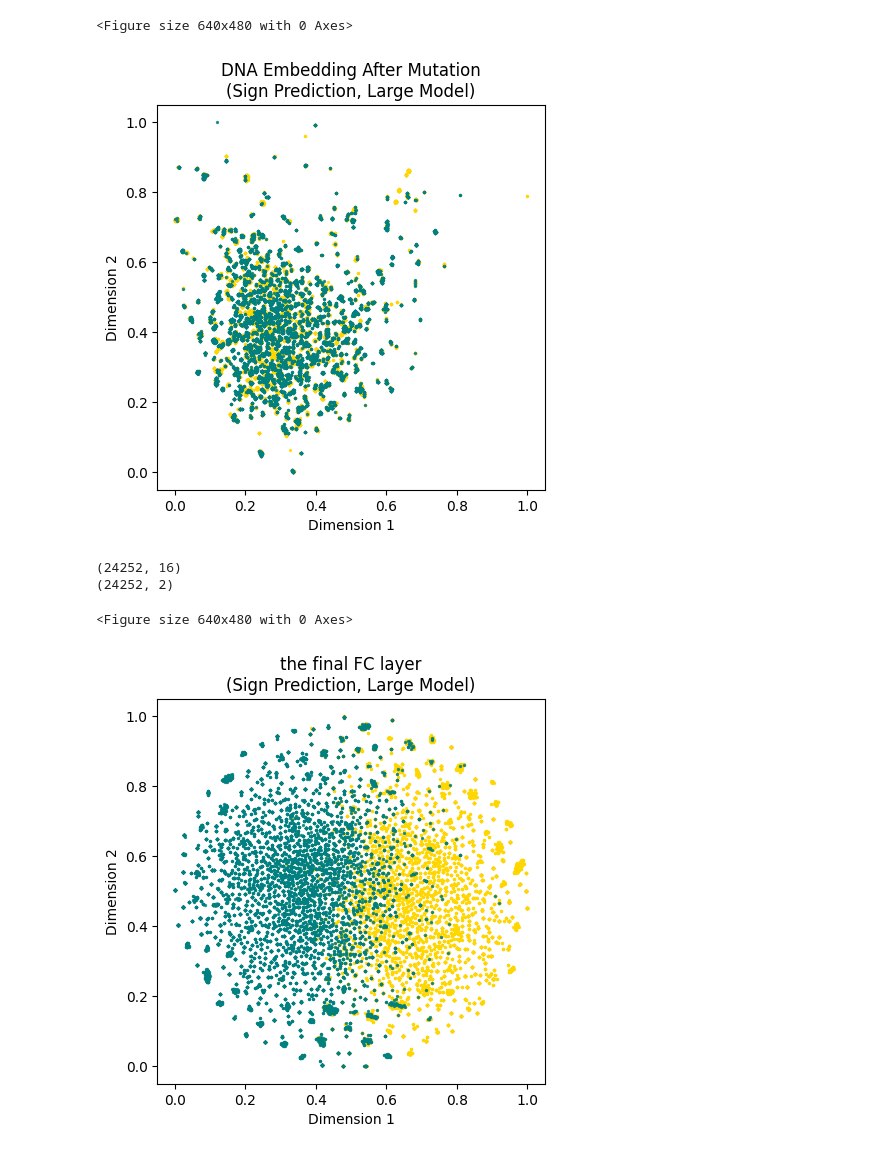
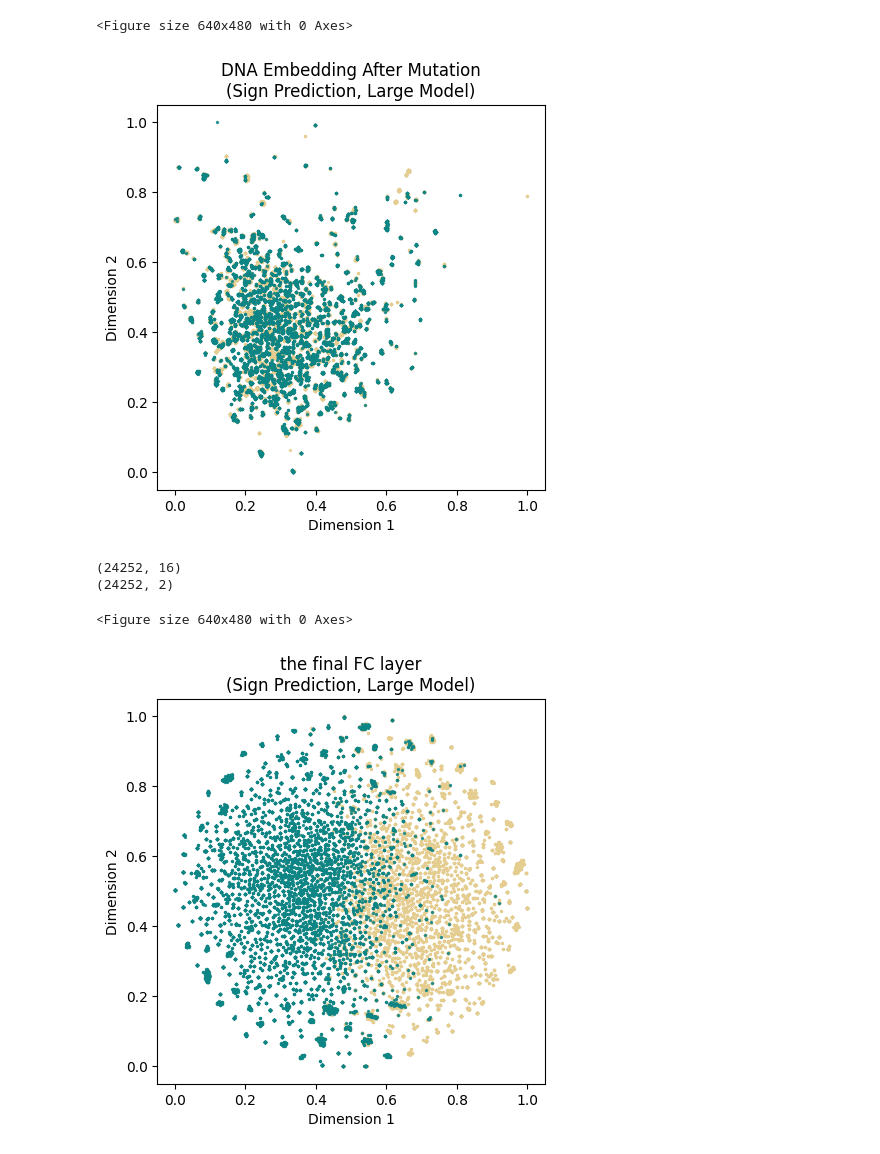
Before and after one commit to Liuzhe30/Methven, a Jupyter notebook: experiment/03-representation-visualization(sign-prediction).ipynb, the cells around one changed output. Saved outputs shown, nothing was run; the diff lists cells and outputs as text; code cells hidden in the pictures.

Commit message:
update colormap of representation

```diff
--- a/experiment/03-representation-visualization(sign-prediction).ipynb
+++ b/experiment/03-representation-visualization(sign-prediction).ipynb
@@ -86,7 +86,7 @@ result = (result - x_min) / (x_max - x_min)
 (15899, 2)
 <Figure size 640x480 with 0 Axes>
 # %%
-color = ["#008080","#FFD700"]
+color = ["#0E8585","#E5CC8F"]
 
 ax = plt.subplots(figsize=(5,5))
 for i in range(result.shape[0]):
@@ -117,7 +117,7 @@ result = (result - x_min) / (x_max - x_min)
 (15899, 2)
 <Figure size 640x480 with 0 Axes>
 # %%
-color = ["#008080","#FFD700"]
+color = ["#0E8585","#E5CC8F"]
 
 ax = plt.subplots(figsize=(5,5))
 for i in range(result.shape[0]):
@@ -161,7 +161,7 @@ result = (result - x_min) / (x_max - x_min)
 (24252, 2)
 <Figure size 640x480 with 0 Axes>
 # %%
-color = ["#008080","#FFD700"]
+color = ["#0E8585","#E5CC8F"]
 
 ax = plt.subplots(figsize=(5,5))
 for i in range(result.shape[0]):
@@ -194,7 +194,7 @@ result = (result - x_min) / (x_max - x_min)
 (24252, 2)
 <Figure size 640x480 with 0 Axes>
 # %%
-color = ["#008080","#FFD700"]
+color = ["#0E8585","#E5CC8F"]
 
 ax = plt.subplots(figsize=(5,5))
 for i in range(result.shape[0]):
@@ -210,7 +210,7 @@ plt.title('DNA Embedding After Mutation\n(Sign Prediction, Large Model)')
 plt.savefig('images/tsne/input-large2.png',dpi=300, bbox_inches = 'tight')
 plt.show()
 # %% [output]
-[figure, old version]
+[figure, new version]
 # %%
 fig = plt.figure()
 tsne = TSNE(n_components=2, init='pca', random_state=0)
@@ -225,20 +225,20 @@ result = (result - x_min) / (x_max - x_min)
 (24252, 2)
 <Figure size 640x480 with 0 Axes>
 # %%
-color = ["#008080","#FFD700"]
+color = ["#0E8585","#E5CC8F"]
 
 ax = plt.subplots(figsize=(5,5))
 for i in range(result.shape[0]):
     if(label[i] == 1):
         s2 = plt.scatter(result[i, 0], result[i, 1],s=2,color=color[label[i]],alpha=0.8)
 for i in range(result.shape[0]):
     if(label[i] == 0):
         s1 = plt.scatter(result[i, 0], result[i, 1],s=2,color=color[label[i]],alpha=0.8)
 plt.xlabel('Dimension 1')
 plt.ylabel('Dimension 2')
 plt.title('the final FC layer\n(Sign Prediction, Large Model)')
 #plt.legend((s1,s2),('Down-regulation','Up-regulation') ,loc = 'best')
 plt.savefig('images/tsne/output-large.png',dpi=300, bbox_inches = 'tight')
 plt.show()
 # %% [output]
-[figure, old version]
+[figure, new version]
```
Also changed, not shown: parts of 4 cells of this notebook, 1 other file.
